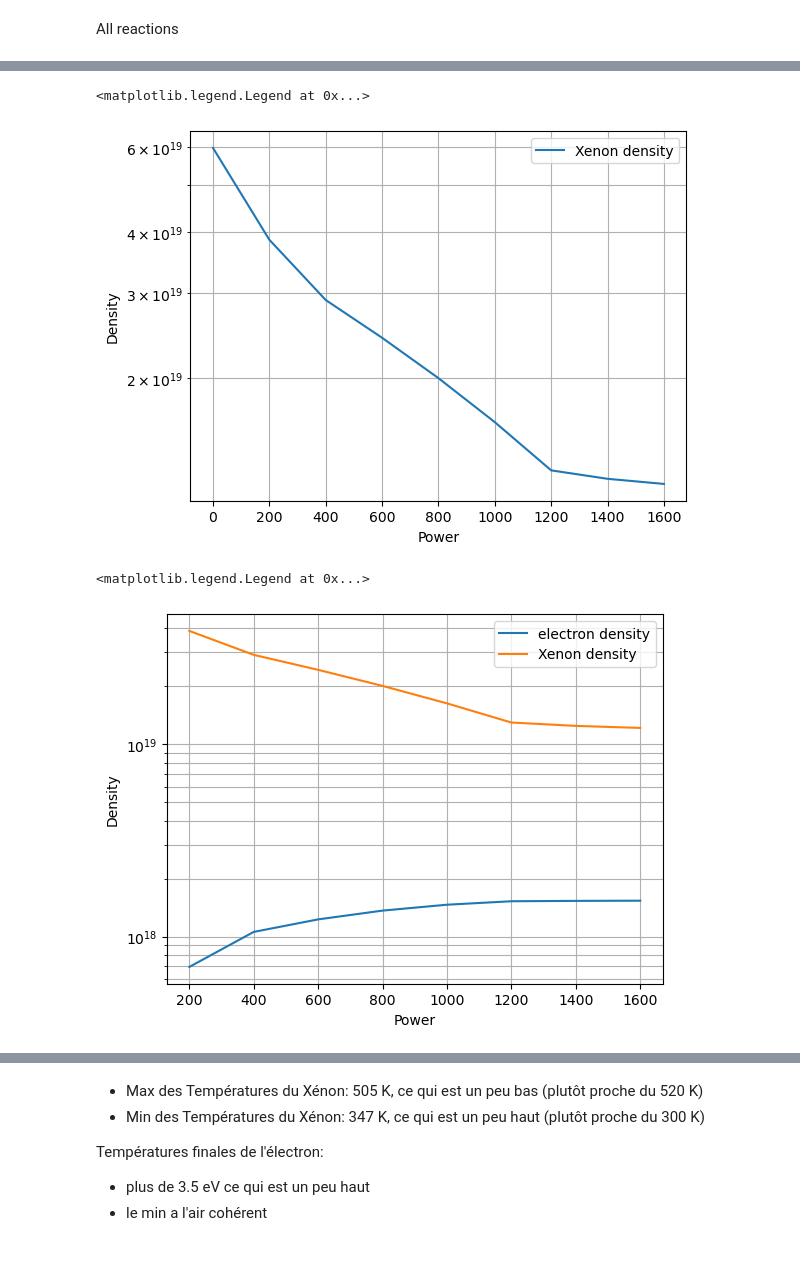
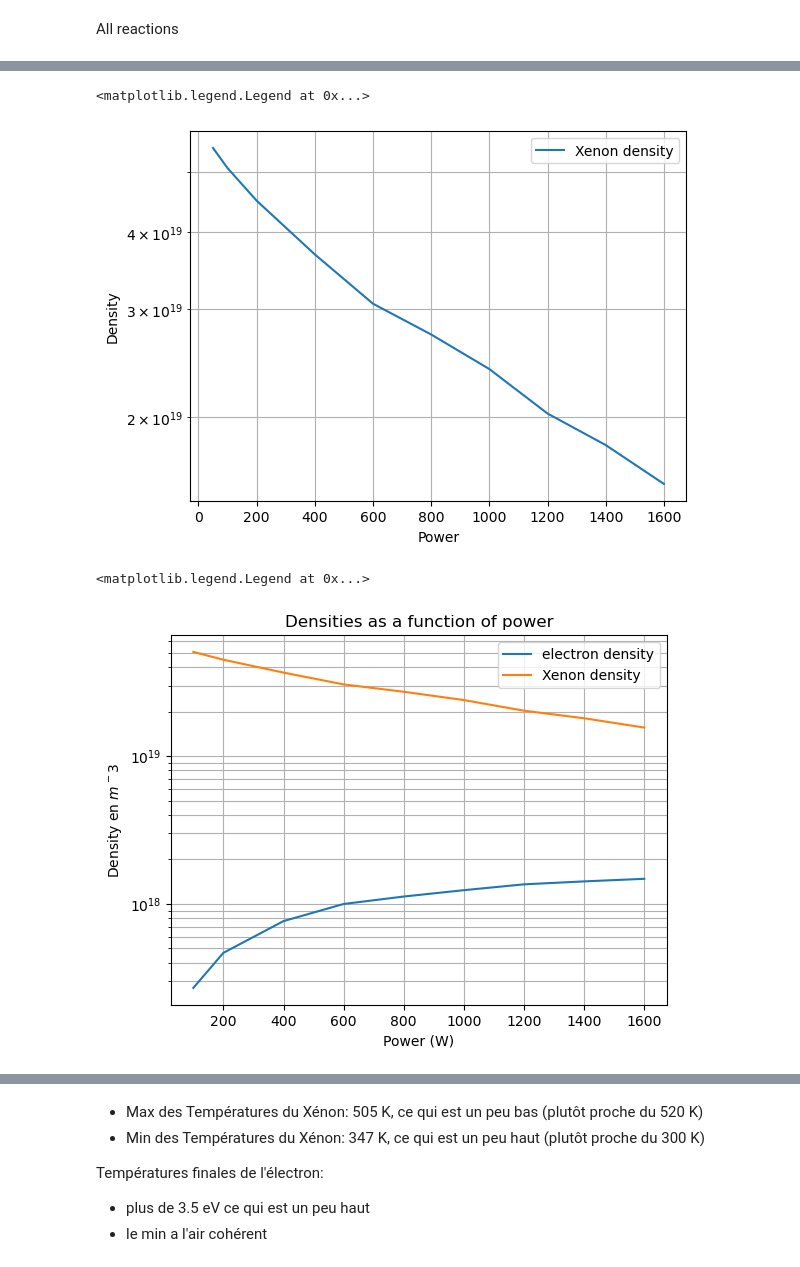
Before and after one commit to sverdier136/AtmopropX__0D-global-model, a Jupyter notebook: src/results_analysis_all_reactions_power.ipynb, the cells around one changed output, grey strips where cells are left out. Cells and saved outputs as stored; diff of their text form; code cells hidden in the pictures.

```diff
--- a/src/results_analysis_all_reactions_power.ipynb
+++ b/src/results_analysis_all_reactions_power.ipynb
@@ -6,15 +6,19 @@ import numpy as np
 import matplotlib.pyplot as plt
 # %%
 
-power_list = [0, 200, 400, 600, 800, 1e3, 1.2e3, 1.4e3, 1.6e3]
-efficiency_list = [0.8, 0.7, 0.6, 0.5, 0.45, 0.42, 0.4, 0.35, 0.31]
+power_list = [50, 100, 200, 400, 600, 800, 1e3, 1.2e3, 1.4e3, 1.6e3]
+#efficiency_list = [0.78, 0.72, 0.68, 0.6, 0.5, 0.48, 0.45, 0.41, 0.37, 0.35]
+efficiency_list = [0.79, 0.75, 0.67, 0.58, 0.53, 0.46, 0.42, 0.4, 0.37, 0.35]
 Le=[]
 LXe=[]
 LXe_ion=[]
 LTe=[]
 LTXe=[]
+L_thrust_ion =[]
+L_thrust_neutral = []
+L_thrust_total = []
 tracked_variables = {}
-for i in range(9):
+for i in range(len(power_list)):
     log_file_path = '../logs/all_reactions'+str(i)+'.json'
     print(log_file_path)
     with open(log_file_path, 'r') as file:
@@ -24,6 +28,9 @@ for i in range(9):
     LXe_ion.append(tracked_variables["Xe+_density"][-1])
     LTe.append(tracked_variables['temperature_0_atom'][-1])
     LTXe.append(tracked_variables['temperature_1_atom'][-1])
+    L_thrust_ion.append(tracked_variables['total_ion_thrust'][-1])
+    L_thrust_neutral.append(tracked_variables['total_neutral_thrust'][-1])
+    L_thrust_total.append(tracked_variables['total_thrust'][-1])
 # %% [output]
 ../logs/all_reactions0.json
 ../logs/all_reactions1.json
@@ -83,18 +91,19 @@ plt.ylabel("Density")
 plt.legend()
 # %% [output]
 <matplotlib.legend.Legend at 0x...>
-[figure, old version]
+[figure, new version]
 # %%
 plt.plot(x[1:], y[1:], label="electron density")
 plt.plot(x[1:], LXe[1:], label="Xenon density")
 plt.grid(True, which='both')
 plt.yscale('log')
-plt.xlabel("Power")
-plt.ylabel("Density")
+plt.xlabel("Power (W)")
+plt.ylabel(f"Density en $m^{-3}$")
+plt.title("Densities as a function of power")
 plt.legend()
 # %% [output]
 <matplotlib.legend.Legend at 0x...>
-[figure, old version]
+[figure, new version]
 # %%
 from scipy.constants import k, e, pi
 import matplotlib.pyplot as plt
```
Also changed, not shown: parts of 11 cells of this notebook, 6 other files.
